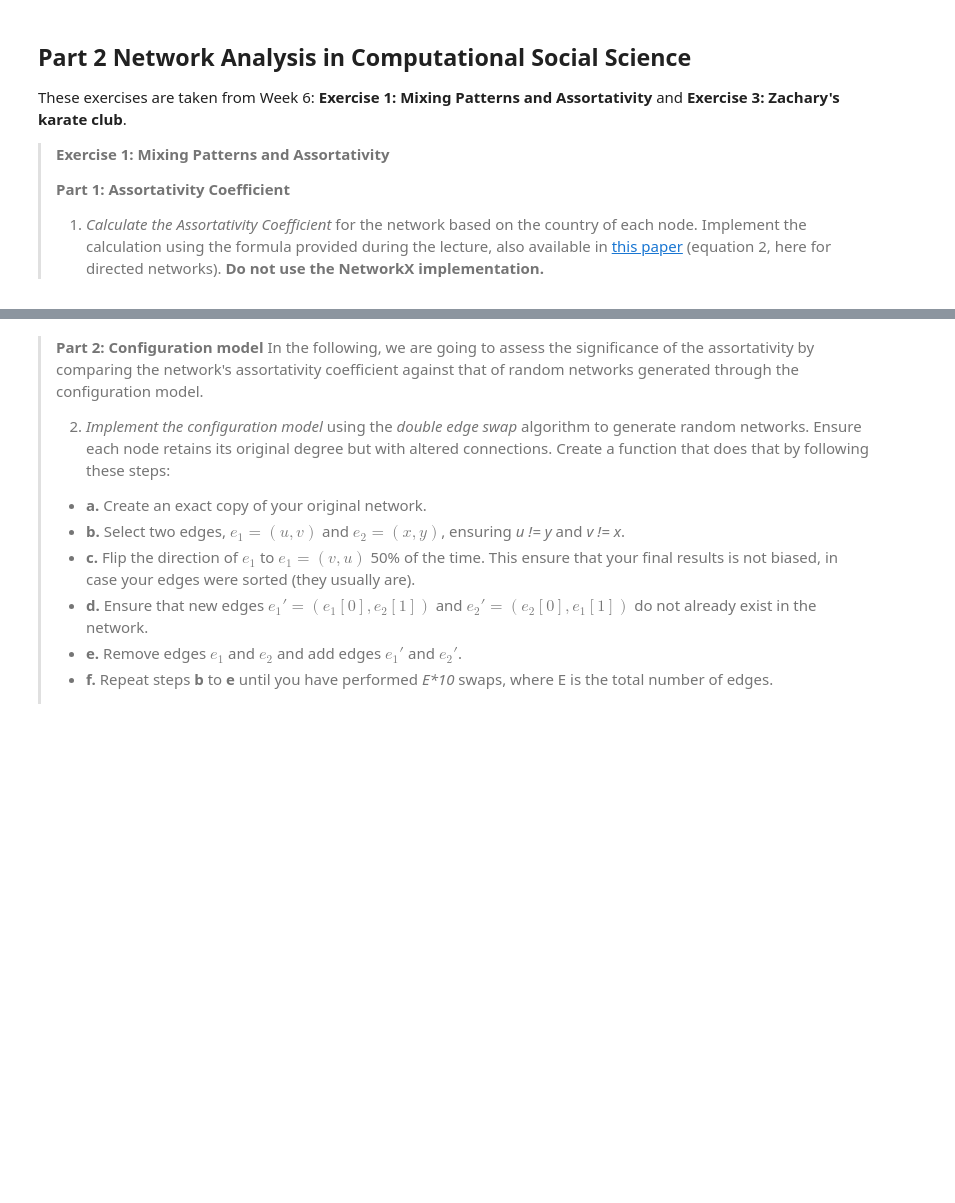
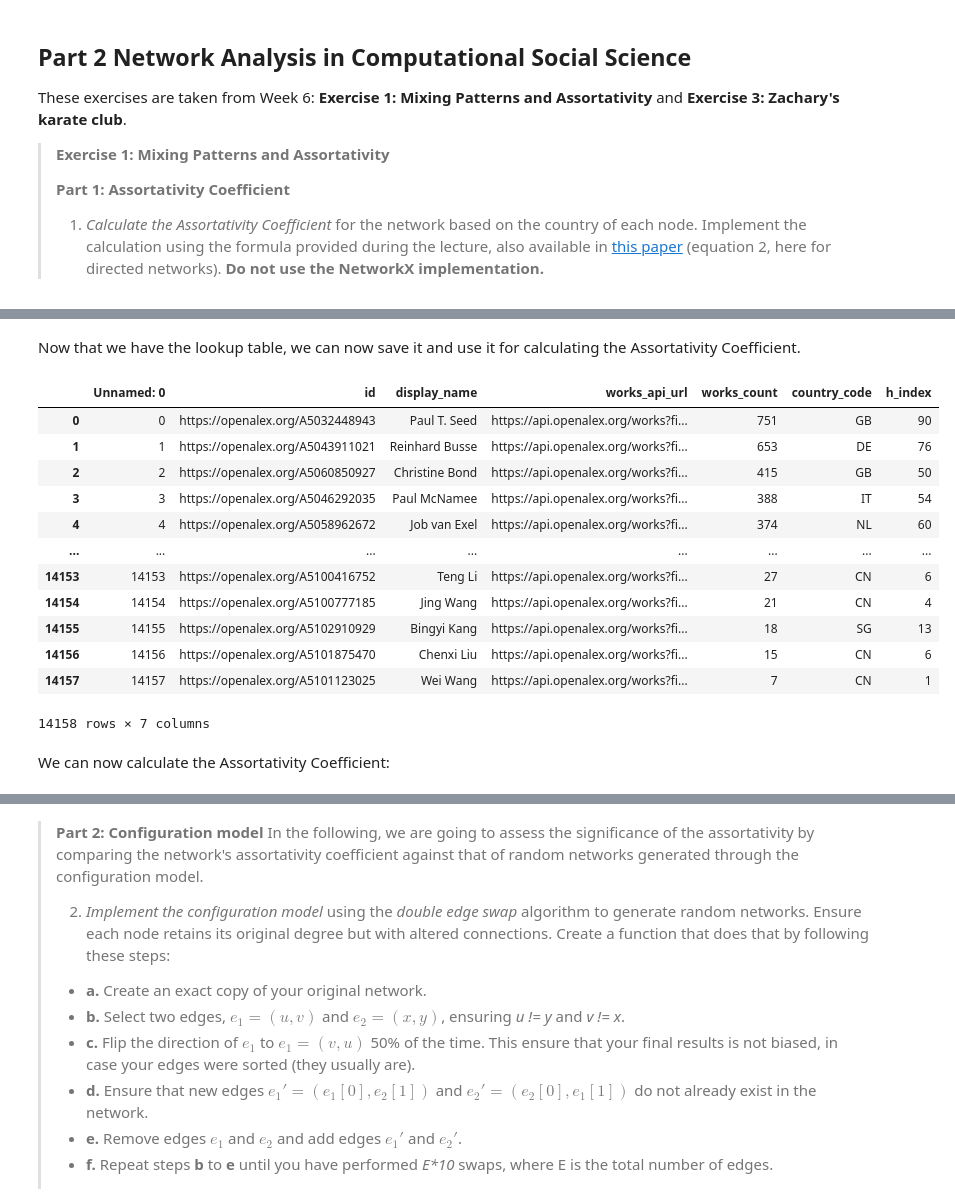
Before and after one commit to katinka314/CSS_project2, a Jupyter notebook: Part 2.ipynb, the cells around one changed output, grey strips where cells are left out. Saved outputs shown, nothing was run; the diff lists cells and outputs as text; code cells hidden in the pictures; blank space fills up the shorter version.

```diff
--- a/Part 2.ipynb
+++ b/Part 2.ipynb
@@ -13,0 +166,4 @@ These exercises are taken from Week 6: __Exercise 1: Mixing Patterns and Assorta
+# %% [markdown]
+Now that we have the lookup table, we can now save it and use it for calculating the Assortativity Coefficient.
+# %%
+lookup_table_path = 'data/author_edgelist_lookup_table.csv'
@@ -13,0 +172,19 @@ These exercises are taken from Week 6: __Exercise 1: Mixing Patterns and Assorta
+# %%
+look_up_table = pd.read_csv(lookup_table_path)
+look_up_table
+# %% [output]
+|  | Unnamed: 0 | id | display_name | works_api_url | works_count | country_code | h_index |
+| 0 | 0 | https://openalex.org/A5032448943 | Paul T. Seed | https://api.openalex.org/works?fi... | 751 | GB | 90 |
+| 1 | 1 | https://openalex.org/A5043911021 | Reinhard Busse | https://api.openalex.org/works?fi... | 653 | DE | 76 |
+| 2 | 2 | https://openalex.org/A5060850927 | Christine Bond | https://api.openalex.org/works?fi... | 415 | GB | 50 |
+| 3 | 3 | https://openalex.org/A5046292035 | Paul McNamee | https://api.openalex.org/works?fi... | 388 | IT | 54 |
+| 4 | 4 | https://openalex.org/A5058962672 | Job van Exel | https://api.openalex.org/works?fi... | 374 | NL | 60 |
+| ... | ... | ... | ... | ... | ... | ... | ... |
+| 14153 | 14153 | https://openalex.org/A5100416752 | Teng Li | https://api.openalex.org/works?fi... | 27 | CN | 6 |
+| 14154 | 14154 | https://openalex.org/A5100777185 | Jing Wang | https://api.openalex.org/works?fi... | 21 | CN | 4 |
+| 14155 | 14155 | https://openalex.org/A5102910929 | Bingyi Kang | https://api.openalex.org/works?fi... | 18 | SG | 13 |
+| 14156 | 14156 | https://openalex.org/A5101875470 | Chenxi Liu | https://api.openalex.org/works?fi... | 15 | CN | 6 |
+| 14157 | 14157 | https://openalex.org/A5101123025 | Wei Wang | https://api.openalex.org/works?fi... | 7 | CN | 1 |
+14158 rows × 7 columns
+# %% [markdown]
+We can now calculate the Assortativity Coefficient:
```
Also changed, not shown: parts of 22 cells of this notebook.
